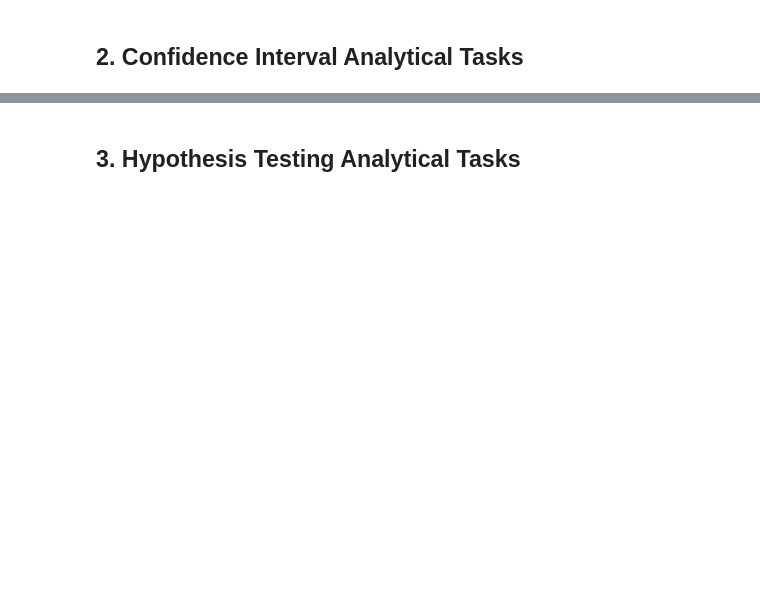
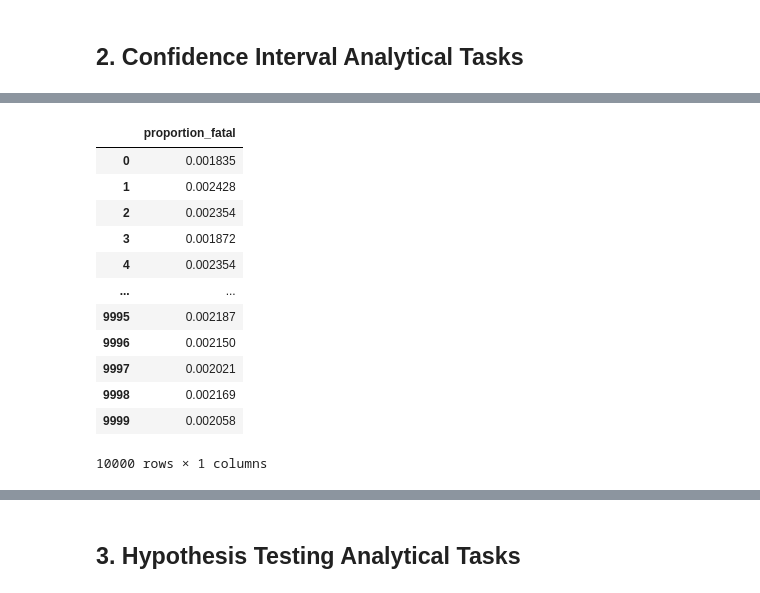
Before and after one commit to Gomez-Andres-8/STAT-207-Coursework, a Jupyter notebook: project_02/project_02_template.ipynb, the cells around one changed output, grey strips where cells are left out. Drawn from its saved outputs; the diff is of its cells as text; code cells hidden in the pictures; blank space fills up the shorter version.

```diff
--- a/project_02/project_02_template.ipynb
+++ b/project_02/project_02_template.ipynb
@@ -10,0 +73,17 @@ YOUR NAMES
+# %%
+samp_dist = pd.DataFrame(samp_dist)
+samp_dist
+# %% [output]
+|  | proportion_fatal |
+| 0 | 0.001835 |
+| 1 | 0.002428 |
+| 2 | 0.002354 |
+| 3 | 0.001872 |
+| 4 | 0.002354 |
+| ... | ... |
+| 9995 | 0.002187 |
+| 9996 | 0.002150 |
+| 9997 | 0.002021 |
+| 9998 | 0.002169 |
+| 9999 | 0.002058 |
+10000 rows × 1 columns
```
Also changed, not shown: parts of 28 cells of this notebook, 1 other file.
